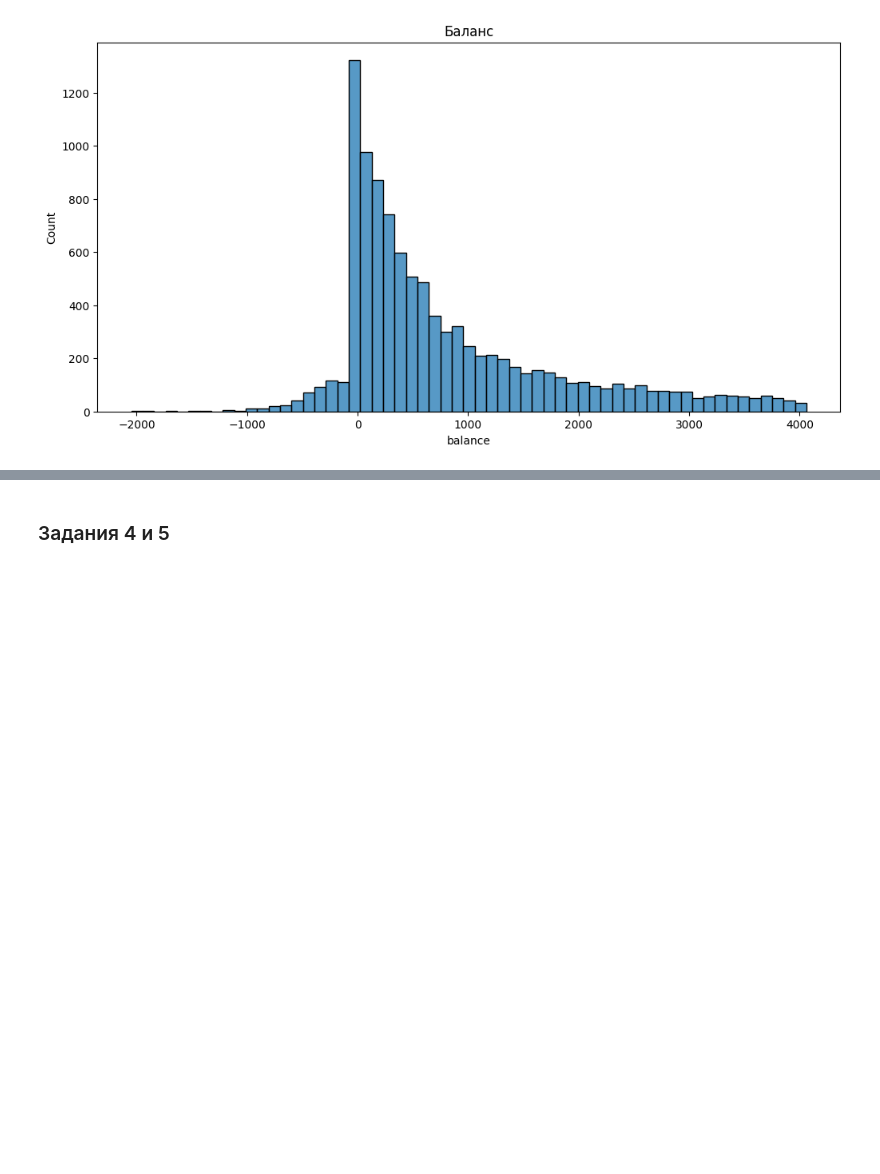
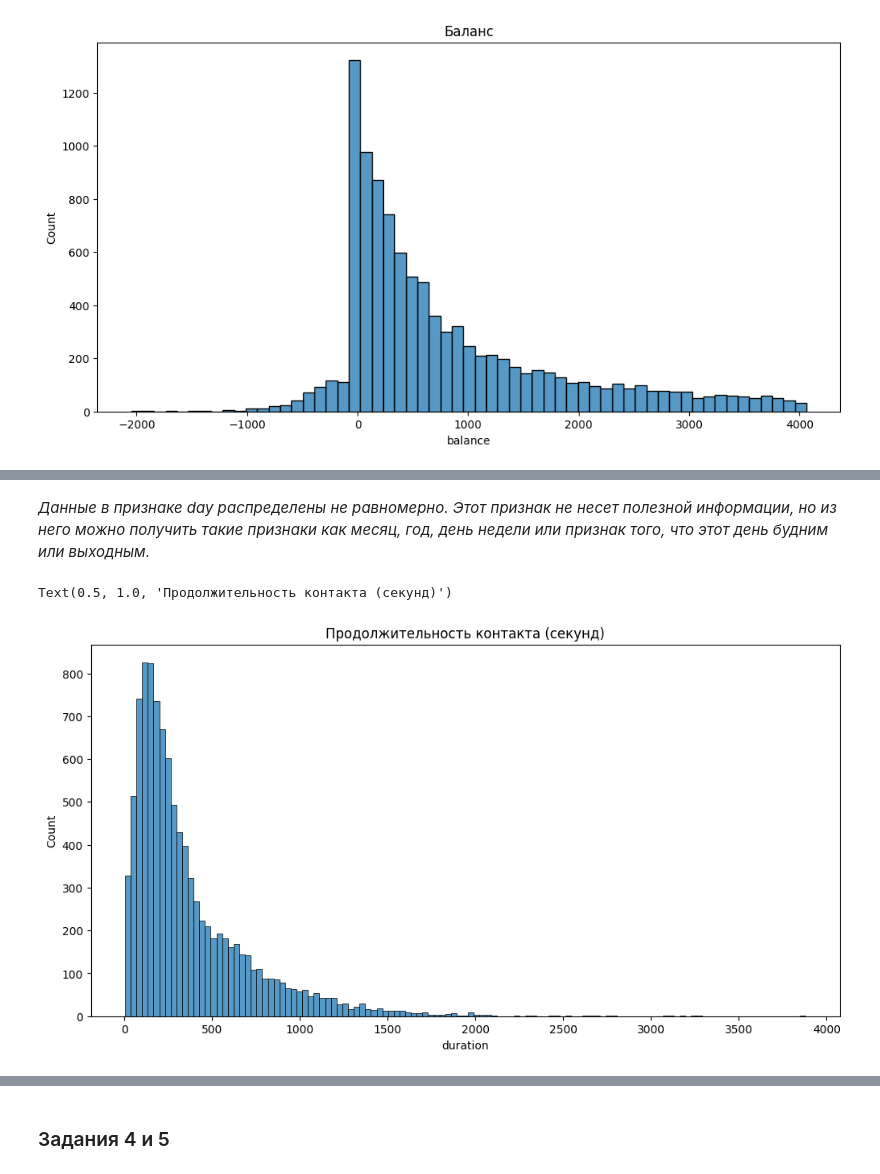
Before and after one commit to slagovskiy/DST, a Jupyter notebook: Project-4/Project_4_template.ipynb, the cells around one changed output, grey strips where cells are left out. Saved outputs shown, nothing was run; the diff lists cells and outputs as text; code cells hidden in the pictures; blank space fills up the shorter version.

```diff
--- a/Project-4/Project_4_template.ipynb
+++ b/Project-4/Project_4_template.ipynb
@@ -298,0 +303,9 @@ Text(0.5, 1.0, 'Баланс')
+# %% [markdown]
+*Данные в признаке day распределены не равномерно. Этот признак не несет полезной информации, но из него можно получить такие признаки как месяц, год, день недели или признак того, что этот день будним или выходным.*
+# %%
+fig = plt.figure(figsize=(12, 6))
+g = sns.histplot(data=df['duration'])
+g.set_title('Продолжительность контакта (секунд)')
+# %% [output]
+Text(0.5, 1.0, 'Продолжительность контакта (секунд)')
+[figure, added]
```
Also changed, not shown: parts of 77 cells of this notebook.
